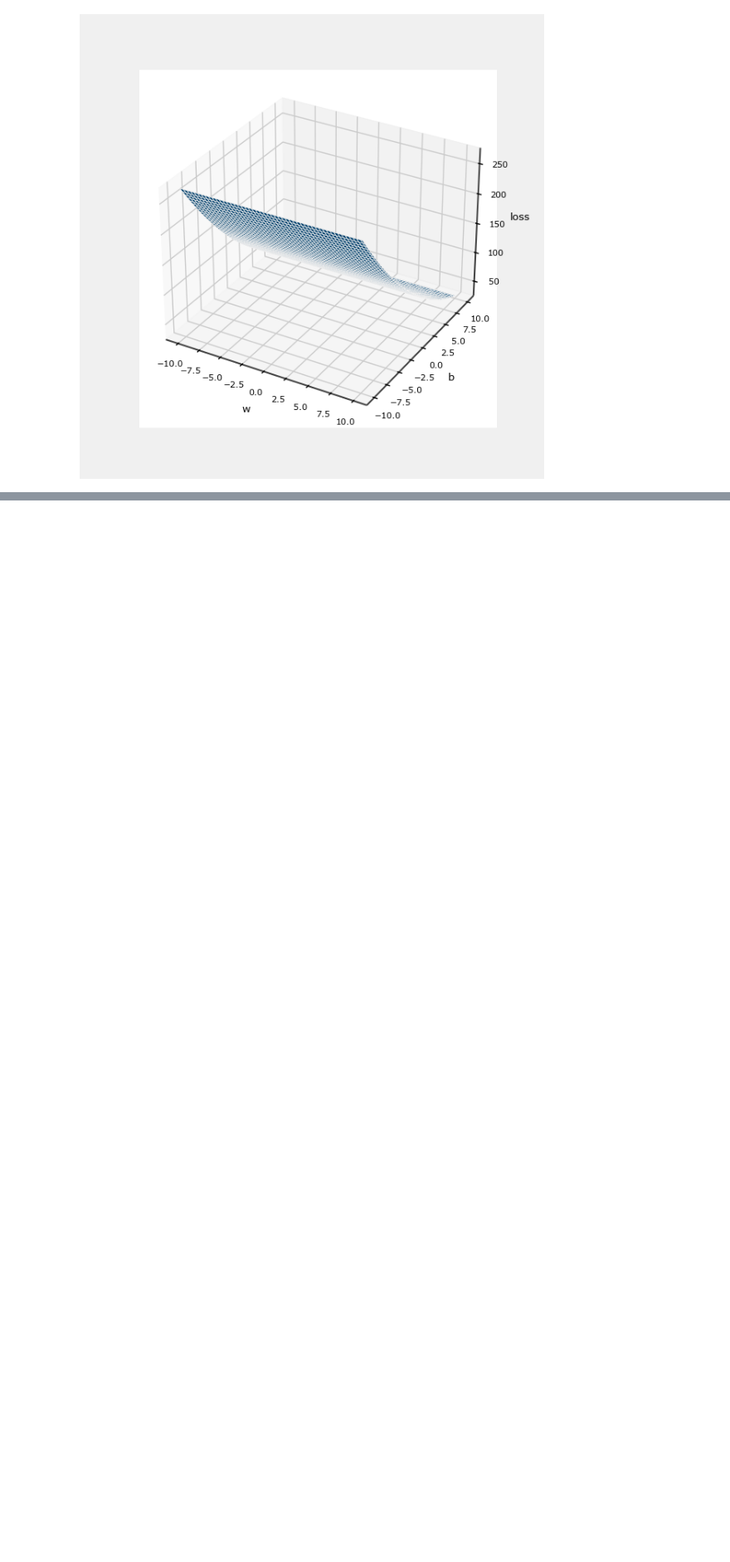
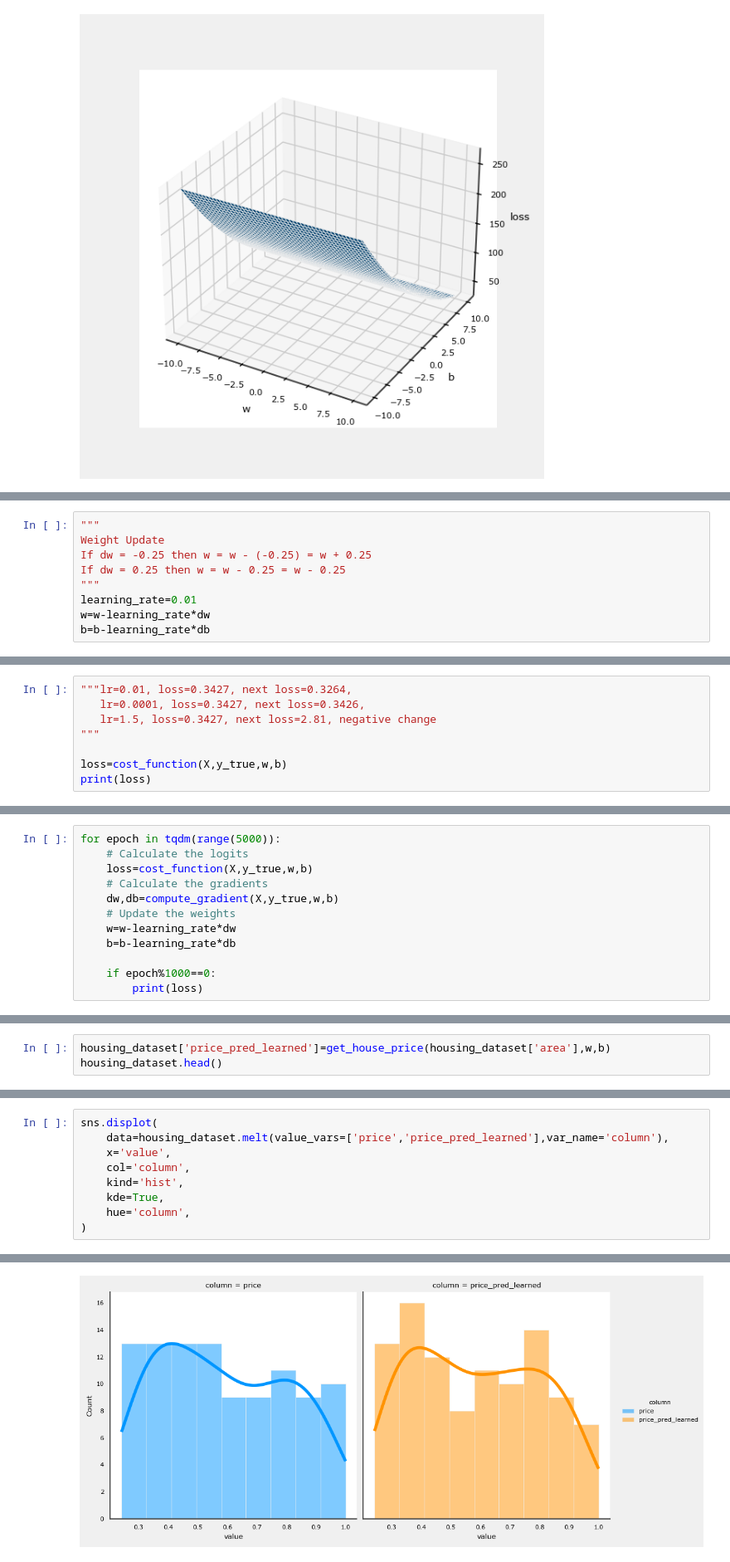
Before and after one commit to Irtisam99/Machine_Learning, a Jupyter notebook: gradient-descent-how-machine-learns.ipynb, the cells around one changed output, grey strips where cells are left out. Shown at 83% size. Saved outputs shown, nothing was run; the diff lists cells and outputs as text; blank space fills up the shorter version.

Commit message:
machine learned

```diff
--- a/gradient-descent-how-machine-learns.ipynb
+++ b/gradient-descent-how-machine-learns.ipynb
@@ -284,0 +317,9 @@ plt.show()
+# %%
+"""
+Weight Update
+If dw = -0.25 then w = w - (-0.25) = w + 0.25
+If dw = 0.25 then w = w - 0.25 = w - 0.25
+"""
+learning_rate=0.01
+w=w-learning_rate*dw
+b=b-learning_rate*db
@@ -284,0 +330,8 @@ plt.show()
+# %%
+"""lr=0.01, loss=0.3427, next loss=0.3264,
+   lr=0.0001, loss=0.3427, next loss=0.3426,
+   lr=1.5, loss=0.3427, next loss=2.81, negative change
+"""
+
+loss=cost_function(X,y_true,w,b)
+print(loss)
@@ -284,0 +340,12 @@ plt.show()
+# %%
+for epoch in tqdm(range(5000)):
+    # Calculate the logits
+    loss=cost_function(X,y_true,w,b)
+    # Calculate the gradients
+    dw,db=compute_gradient(X,y_true,w,b)
+    # Update the weights
+    w=w-learning_rate*dw
+    b=b-learning_rate*db
+
+    if epoch%1000==0:
+        print(loss)
@@ -284,0 +362,3 @@ plt.show()
+# %%
+housing_dataset['price_pred_learned']=get_house_price(housing_dataset['area'],w,b)
+housing_dataset.head()
@@ -284,0 +372,10 @@ plt.show()
+# %%
+sns.displot(
+    data=housing_dataset.melt(value_vars=['price','price_pred_learned'],var_name='column'),
+    x='value',
+    col='column',
+    kind='hist',
+    kde=True,
+    hue='column',
+)
+# %% [output]
@@ -284,0 +383 @@ plt.show()
+[figure, added]
```
Also changed, not shown: parts of 11 cells of this notebook.
